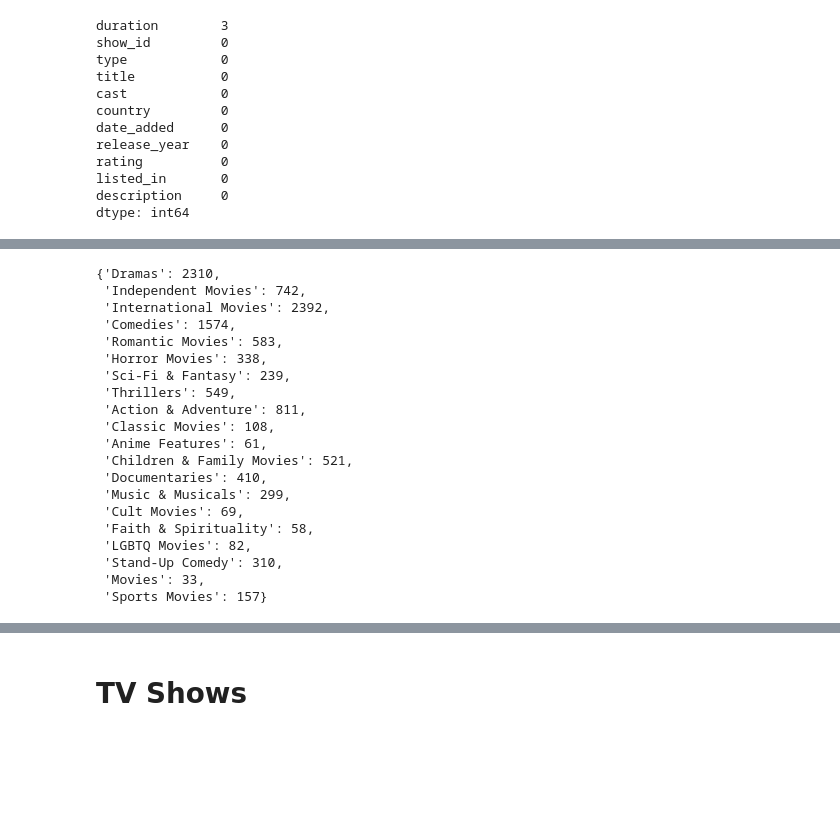
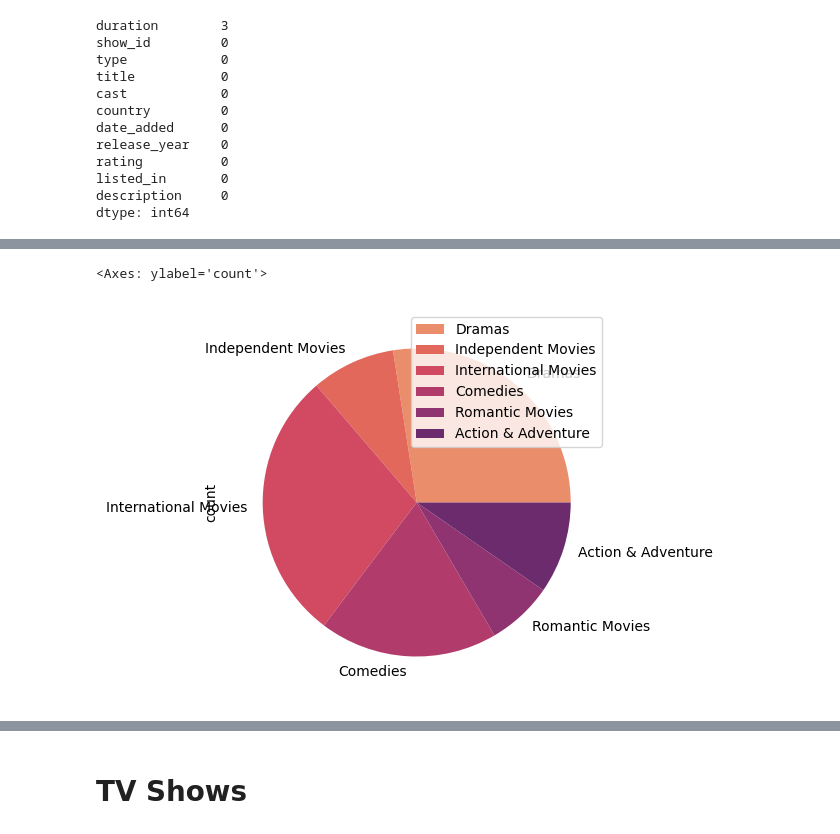
Before and after one commit to AafreenShaikh28/netflix-eda, a Jupyter notebook: EDA_Netflix.ipynb, the cells around one changed output, grey strips where cells are left out. Saved outputs shown, nothing was run; the diff lists cells and outputs as text; code cells hidden in the pictures; blank space fills up the shorter version.

Commit message:
Day 2: Genre analysis and insights

```diff
--- a/EDA_Netflix.ipynb
+++ b/EDA_Netflix.ipynb
@@ -322,30 +322,15 @@ Name: count, dtype: int64
 # %%
-genre_counter = Counter()
+genre_dict = {}
 
 for genres in df_netflix_movies['listed_in']:
     for genre in genres.split(','):
-        genre_counter[genre.strip()] += 1
-
-genre_dict = dict(genre_counter)
+        genre = genre.strip()
+        genre_dict[genre] = genre_dict.get(genre, 0) + 1
 genre_dict
+df_movie_genre = pd.DataFrame.from_dict(genre_dict, orient="index", columns=["count"])
+# mean = df_movie_genre['count'].mean()
+df_movie_genre[df_movie_genre['count']>df_movie_genre['count'].mean()].plot(kind = "pie", y='count',
+                   figsize = (5,5))
 # %% [output]
-{'Dramas': 2310,
- 'Independent Movies': 742,
- 'International Movies': 2392,
- 'Comedies': 1574,
- 'Romantic Movies': 583,
- 'Horror Movies': 338,
- 'Sci-Fi & Fantasy': 239,
- 'Thrillers': 549,
- 'Action & Adventure': 811,
- 'Classic Movies': 108,
- 'Anime Features': 61,
- 'Children & Family Movies': 521,
- 'Documentaries': 410,
- 'Music & Musicals': 299,
- 'Cult Movies': 69,
- 'Faith & Spirituality': 58,
- 'LGBTQ Movies': 82,
- 'Stand-Up Comedy': 310,
- 'Movies': 33,
- 'Sports Movies': 157}
+<Axes: ylabel='count'>
+[figure, added]
```
Also changed, not shown: parts of 21 cells of this notebook, 1 other file.
